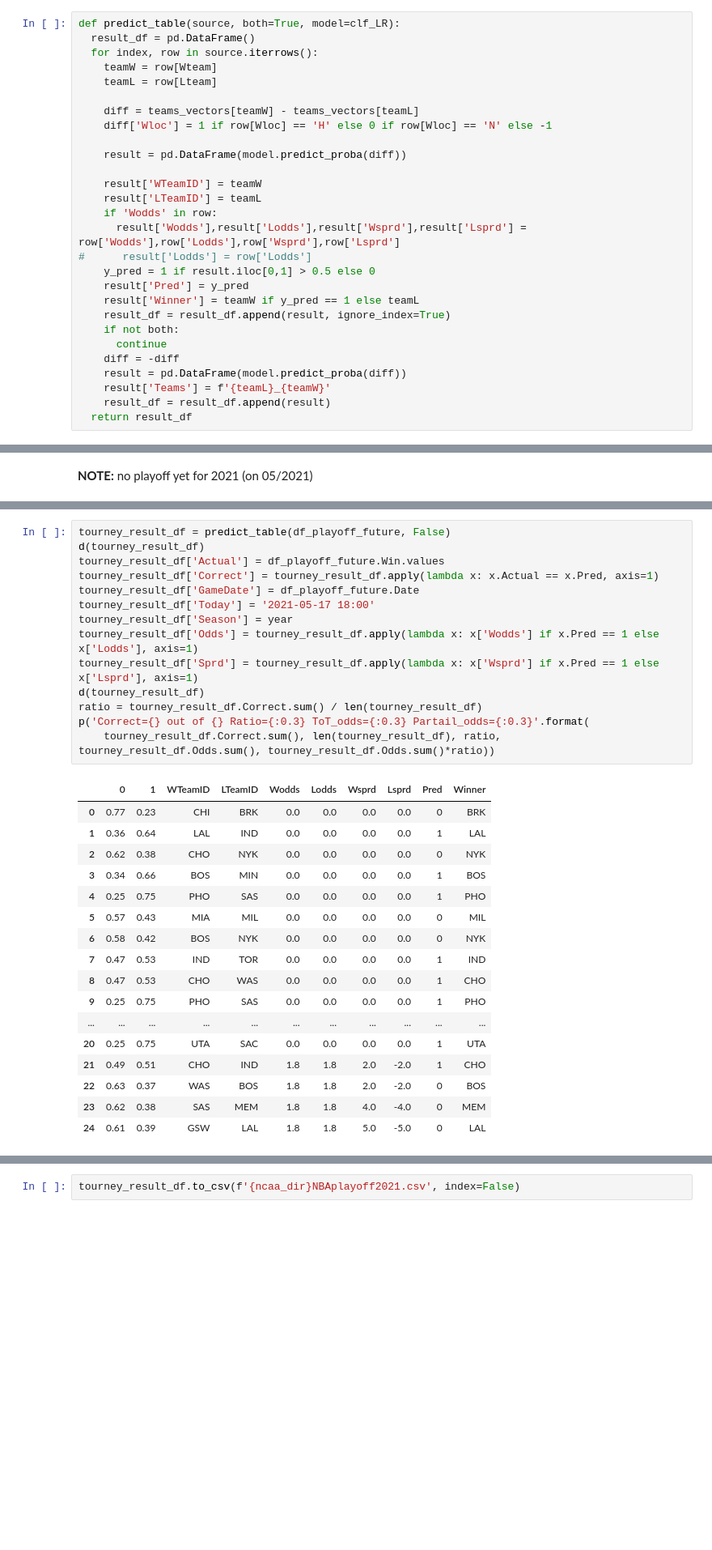
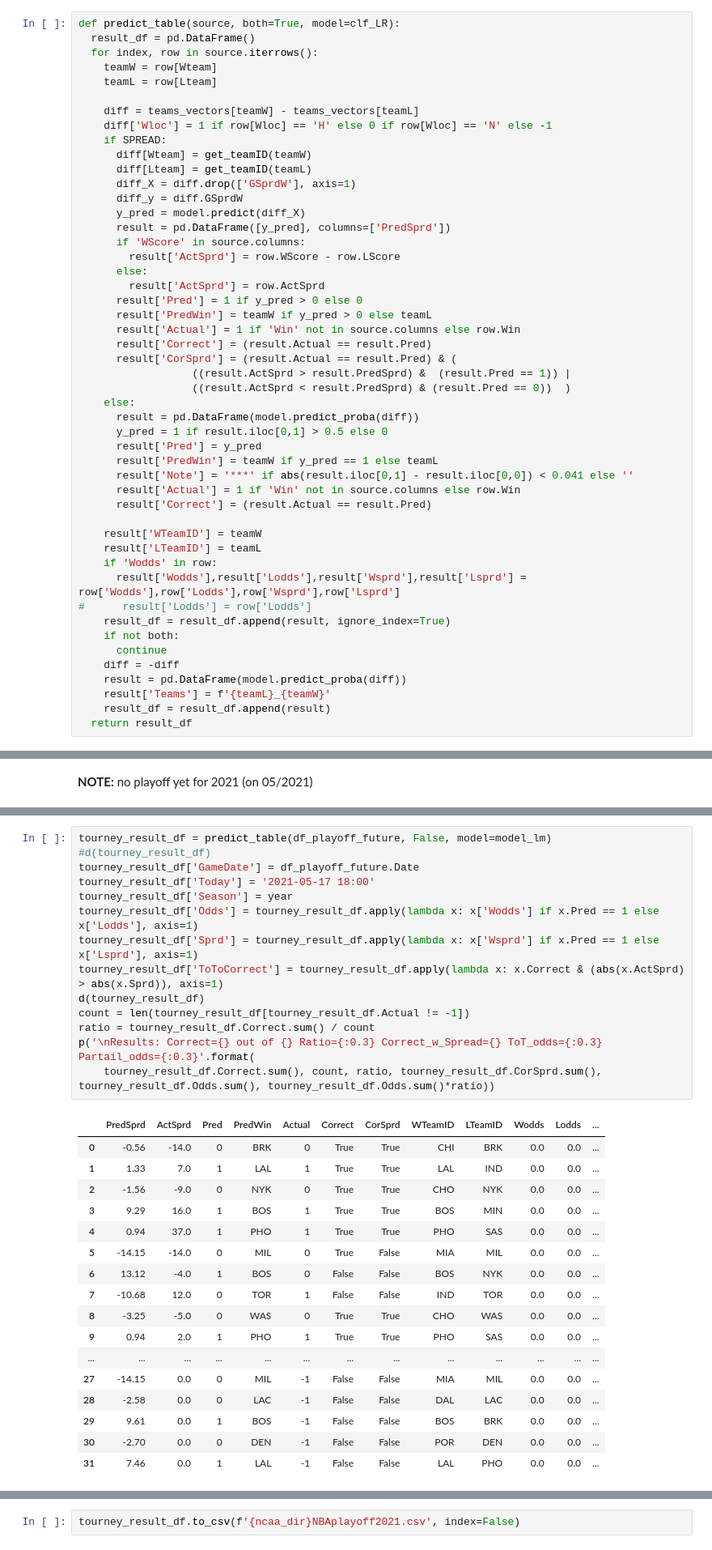
Before and after one commit to drbarak/NBA, a Jupyter notebook: NBA2021.ipynb, the cells around one changed output, grey strips where cells are left out. Shown at 81% size. Cells and saved outputs as stored; diff of their text form; blank space fills up the shorter version.

```diff
--- a/NBA2021.ipynb
+++ b/NBA2021.ipynb
@@ -772,17 +851,38 @@ def predict_table(source, both=True, model=clf_LR):
 
     diff = teams_vectors[teamW] - teams_vectors[teamL]
     diff['Wloc'] = 1 if row[Wloc] == 'H' else 0 if row[Wloc] == 'N' else -1
-
-    result = pd.DataFrame(model.predict_proba(diff))
+    if SPREAD:
+      diff[Wteam] = get_teamID(teamW)
+      diff[Lteam] = get_teamID(teamL)
+      diff_X = diff.drop(['GSprdW'], axis=1)
+      diff_y = diff.GSprdW
+      y_pred = model.predict(diff_X)
+      result = pd.DataFrame([y_pred], columns=['PredSprd'])
+      if 'WScore' in source.columns:
+        result['ActSprd'] = row.WScore - row.LScore
+      else:
+        result['ActSprd'] = row.ActSprd
+      result['Pred'] = 1 if y_pred > 0 else 0
+      result['PredWin'] = teamW if y_pred > 0 else teamL
+      result['Actual'] = 1 if 'Win' not in source.columns else row.Win
+      result['Correct'] = (result.Actual == result.Pred)
+      result['CorSprd'] = (result.Actual == result.Pred) & (
+                  ((result.ActSprd > result.PredSprd) &  (result.Pred == 1)) |
+                  ((result.ActSprd < result.PredSprd) & (result.Pred == 0))  )
+    else:
+      result = pd.DataFrame(model.predict_proba(diff))
+      y_pred = 1 if result.iloc[0,1] > 0.5 else 0
+      result['Pred'] = y_pred
+      result['PredWin'] = teamW if y_pred == 1 else teamL
+      result['Note'] = '***' if abs(result.iloc[0,1] - result.iloc[0,0]) < 0.041 else ''
+      result['Actual'] = 1 if 'Win' not in source.columns else row.Win
+      result['Correct'] = (result.Actual == result.Pred)
 
     result['WTeamID'] = teamW
     result['LTeamID'] = teamL
     if 'Wodds' in row:
       result['Wodds'],result['Lodds'],result['Wsprd'],result['Lsprd'] = row['Wodds'],row['Lodds'],row['Wsprd'],row['Lsprd']
 #      result['Lodds'] = row['Lodds']
-    y_pred = 1 if result.iloc[0,1] > 0.5 else 0
-    result['Pred'] = y_pred
-    result['Winner'] = teamW if y_pred == 1 else teamL
     result_df = result_df.append(result, ignore_index=True)
     if not both:
       continue
@@ -885,32 +984,32 @@ df_playoff_future
 # %%
-tourney_result_df = predict_table(df_playoff_future, False)
-d(tourney_result_df)
-tourney_result_df['Actual'] = df_playoff_future.Win.values
-tourney_result_df['Correct'] = tourney_result_df.apply(lambda x: x.Actual == x.Pred, axis=1)
+tourney_result_df = predict_table(df_playoff_future, False, model=model_lm)
+#d(tourney_result_df)
 tourney_result_df['GameDate'] = df_playoff_future.Date
 tourney_result_df['Today'] = '2021-05-17 18:00'
 tourney_result_df['Season'] = year
 tourney_result_df['Odds'] = tourney_result_df.apply(lambda x: x['Wodds'] if x.Pred == 1 else x['Lodds'], axis=1)
 tourney_result_df['Sprd'] = tourney_result_df.apply(lambda x: x['Wsprd'] if x.Pred == 1 else x['Lsprd'], axis=1)
+tourney_result_df['ToToCorrect'] = tourney_result_df.apply(lambda x: x.Correct & (abs(x.ActSprd) > abs(x.Sprd)), axis=1)
 d(tourney_result_df)
-ratio = tourney_result_df.Correct.sum() / len(tourney_result_df)
-p('Correct={} out of {} Ratio={:0.3} ToT_odds={:0.3} Partail_odds={:0.3}'.format(
-    tourney_result_df.Correct.sum(), len(tourney_result_df), ratio, tourney_result_df.Odds.sum(), tourney_result_df.Odds.sum()*ratio))
+count = len(tourney_result_df[tourney_result_df.Actual != -1])
+ratio = tourney_result_df.Correct.sum() / count
+p('\nResults: Correct={} out of {} Ratio={:0.3} Correct_w_Spread={} ToT_odds={:0.3} Partail_odds={:0.3}'.format(
+    tourney_result_df.Correct.sum(), count, ratio, tourney_result_df.CorSprd.sum(), tourney_result_df.Odds.sum(), tourney_result_df.Odds.sum()*ratio))
 # %% [output]
-|  | 0 | 1 | WTeamID | LTeamID | Wodds | Lodds | Wsprd | Lsprd | Pred | Winner |
-| 0 | 0.77 | 0.23 | CHI | BRK | 0.0 | 0.0 | 0.0 | 0.0 | 0 | BRK |
-| 1 | 0.36 | 0.64 | LAL | IND | 0.0 | 0.0 | 0.0 | 0.0 | 1 | LAL |
-| 2 | 0.62 | 0.38 | CHO | NYK | 0.0 | 0.0 | 0.0 | 0.0 | 0 | NYK |
-| 3 | 0.34 | 0.66 | BOS | MIN | 0.0 | 0.0 | 0.0 | 0.0 | 1 | BOS |
-| 4 | 0.25 | 0.75 | PHO | SAS | 0.0 | 0.0 | 0.0 | 0.0 | 1 | PHO |
-| 5 | 0.57 | 0.43 | MIA | MIL | 0.0 | 0.0 | 0.0 | 0.0 | 0 | MIL |
-| 6 | 0.58 | 0.42 | BOS | NYK | 0.0 | 0.0 | 0.0 | 0.0 | 0 | NYK |
-| 7 | 0.47 | 0.53 | IND | TOR | 0.0 | 0.0 | 0.0 | 0.0 | 1 | IND |
-| 8 | 0.47 | 0.53 | CHO | WAS | 0.0 | 0.0 | 0.0 | 0.0 | 1 | CHO |
-| 9 | 0.25 | 0.75 | PHO | SAS | 0.0 | 0.0 | 0.0 | 0.0 | 1 | PHO |
-| ... | ... | ... | ... | ... | ... | ... | ... | ... | ... | ... |
-| 20 | 0.25 | 0.75 | UTA | SAC | 0.0 | 0.0 | 0.0 | 0.0 | 1 | UTA |
-| 21 | 0.49 | 0.51 | CHO | IND | 1.8 | 1.8 | 2.0 | -2.0 | 1 | CHO |
-| 22 | 0.63 | 0.37 | WAS | BOS | 1.8 | 1.8 | 2.0 | -2.0 | 0 | BOS |
-| 23 | 0.62 | 0.38 | SAS | MEM | 1.8 | 1.8 | 4.0 | -4.0 | 0 | MEM |
-| 24 | 0.61 | 0.39 | GSW | LAL | 1.8 | 1.8 | 5.0 | -5.0 | 0 | LAL |
+|  | PredSprd | ActSprd | Pred | PredWin | Actual | Correct | CorSprd | WTeamID | LTeamID | Wodds | Lodds | ... |
+| 0 | -0.56 | -14.0 | 0 | BRK | 0 | True | True | CHI | BRK | 0.0 | 0.0 | ... |
+| 1 | 1.33 | 7.0 | 1 | LAL | 1 | True | True | LAL | IND | 0.0 | 0.0 | ... |
+| 2 | -1.56 | -9.0 | 0 | NYK | 0 | True | True | CHO | NYK | 0.0 | 0.0 | ... |
+| 3 | 9.29 | 16.0 | 1 | BOS | 1 | True | True | BOS | MIN | 0.0 | 0.0 | ... |
+| 4 | 0.94 | 37.0 | 1 | PHO | 1 | True | True | PHO | SAS | 0.0 | 0.0 | ... |
+| 5 | -14.15 | -14.0 | 0 | MIL | 0 | True | False | MIA | MIL | 0.0 | 0.0 | ... |
+| 6 | 13.12 | -4.0 | 1 | BOS | 0 | False | False | BOS | NYK | 0.0 | 0.0 | ... |
+| 7 | -10.68 | 12.0 | 0 | TOR | 1 | False | False | IND | TOR | 0.0 | 0.0 | ... |
+| 8 | -3.25 | -5.0 | 0 | WAS | 0 | True | True | CHO | WAS | 0.0 | 0.0 | ... |
+| 9 | 0.94 | 2.0 | 1 | PHO | 1 | True | True | PHO | SAS | 0.0 | 0.0 | ... |
+| ... | ... | ... | ... | ... | ... | ... | ... | ... | ... | ... | ... | ... |
+| 27 | -14.15 | 0.0 | 0 | MIL | -1 | False | False | MIA | MIL | 0.0 | 0.0 | ... |
+| 28 | -2.58 | 0.0 | 0 | LAC | -1 | False | False | DAL | LAC | 0.0 | 0.0 | ... |
+| 29 | 9.61 | 0.0 | 1 | BOS | -1 | False | False | BOS | BRK | 0.0 | 0.0 | ... |
+| 30 | -2.70 | 0.0 | 0 | DEN | -1 | False | False | POR | DEN | 0.0 | 0.0 | ... |
+| 31 | 7.46 | 0.0 | 1 | LAL | -1 | False | False | LAL | PHO | 0.0 | 0.0 | ... |
```
Also changed, not shown: parts of 20 cells of this notebook.
